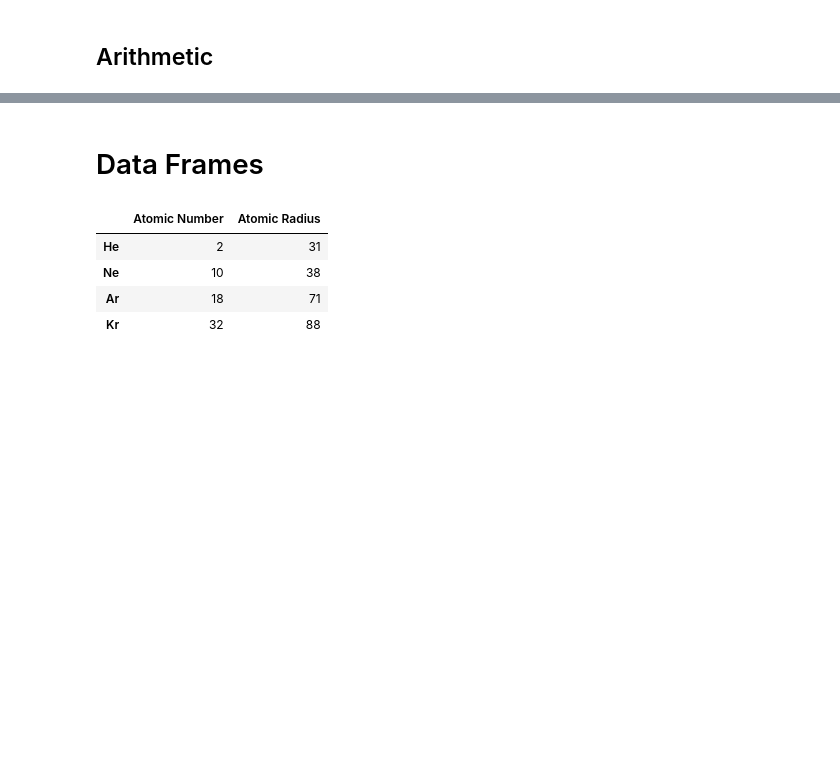
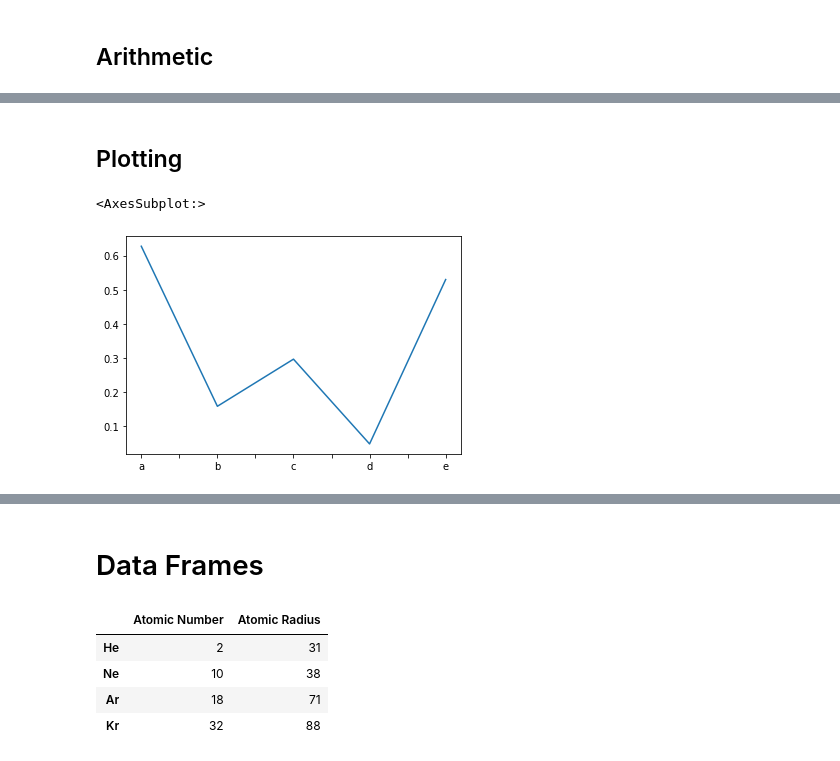
Before and after one commit to dhesse/IN-STK5000-Autumn-2022, a Jupyter notebook: nbhome/02 Pandas Basics.ipynb, the cells around one changed output, grey strips where cells are left out. Saved outputs shown, nothing was run; the diff lists cells and outputs as text; code cells hidden in the pictures; blank space fills up the shorter version.

```diff
--- a/nbhome/02 Pandas Basics.ipynb
+++ b/nbhome/02 Pandas Basics.ipynb
@@ -185 +185,8 @@ e    1.363936
 dtype: float64
+# %% [markdown]
+## Plotting
+# %%
+s.plot.line()
+# %% [output]
+<AxesSubplot:>
+[figure, added]
```
Also changed, not shown: parts of 30 cells of this notebook, 1 other file.
